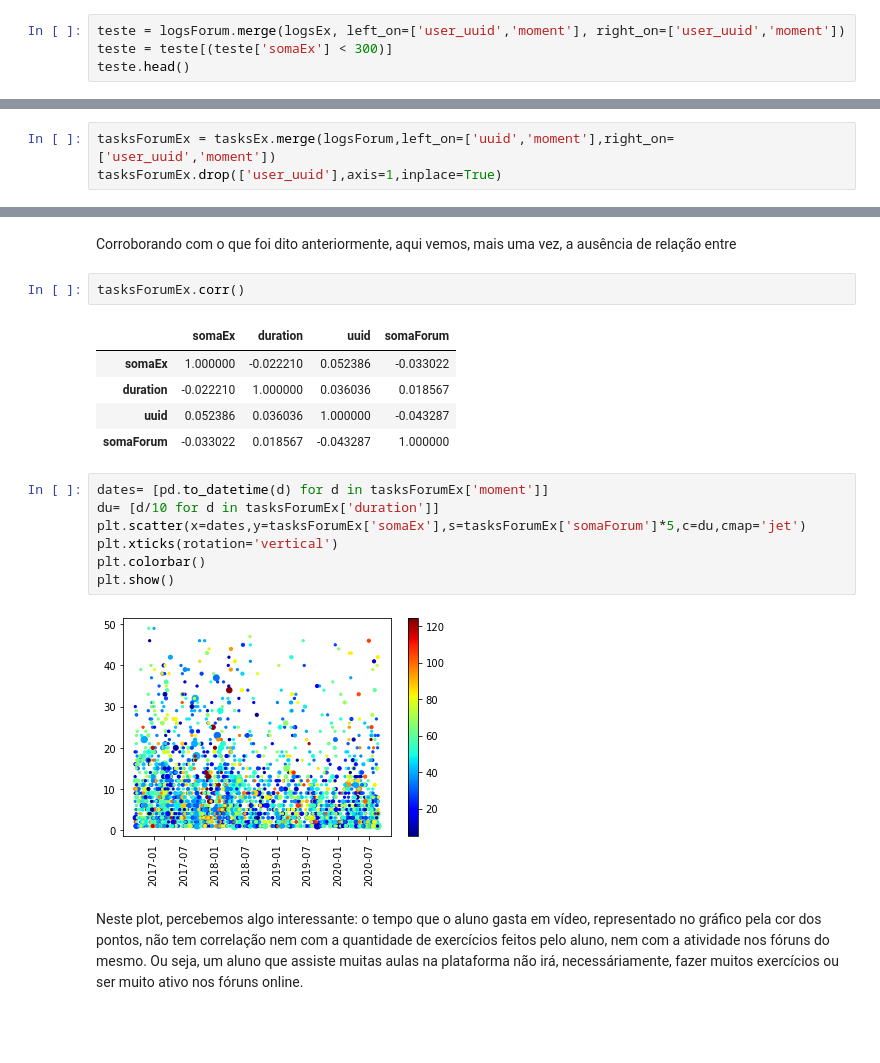
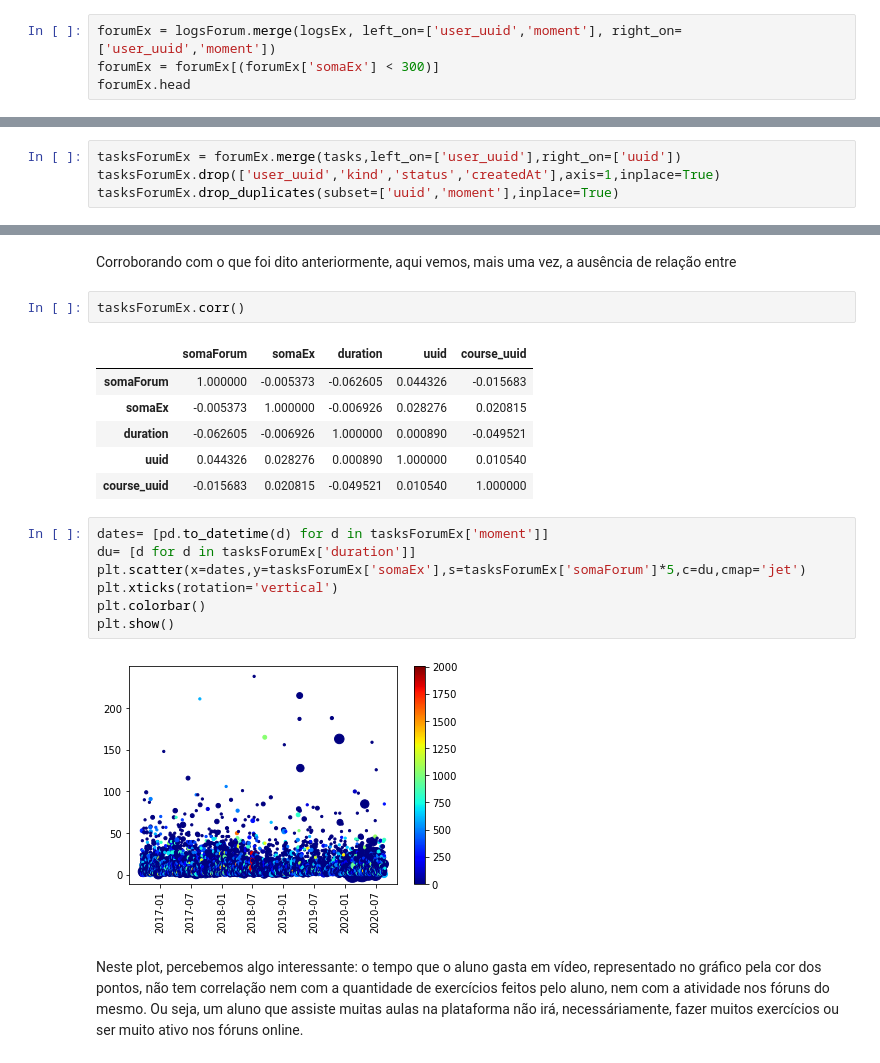
Before and after one commit to jo-nsc/distance-education-2020, a Jupyter notebook: analise_perfil_alunos.ipynb, the cells around one changed output, grey strips where cells are left out. Drawn from its saved outputs; the diff is of its cells as text; blank space fills up the shorter version.

```diff
--- a/analise_perfil_alunos.ipynb
+++ b/analise_perfil_alunos.ipynb
@@ -140,5 +148,5 @@ logsEx.head()
 # %%
-teste = logsForum.merge(logsEx, left_on=['user_uuid','moment'], right_on=['user_uuid','moment'])
-teste = teste[(teste['somaEx'] < 300)]
-teste.head()
+forumEx = logsForum.merge(logsEx, left_on=['user_uuid','moment'], right_on=['user_uuid','moment'])
+forumEx = forumEx[(forumEx['somaEx'] < 300)]
+forumEx.head
 # %% [output]
@@ -275,4 +260,5 @@ tasksEx.boxplot(column='somaEx',return_type='axes')
 # %%
-tasksForumEx = tasksEx.merge(logsForum,left_on=['uuid','moment'],right_on=['user_uuid','moment'])
-tasksForumEx.drop(['user_uuid'],axis=1,inplace=True)
+tasksForumEx = forumEx.merge(tasks,left_on=['user_uuid'],right_on=['uuid'])
+tasksForumEx.drop(['user_uuid','kind','status','createdAt'],axis=1,inplace=True)
+tasksForumEx.drop_duplicates(subset=['uuid','moment'],inplace=True)
 # %%
@@ -296,20 +282,21 @@ Corroborando com o que foi dito anteriormente, aqui vemos, mais uma vez, a ausê
 # %%
 tasksForumEx.corr()
 # %% [output]
-|  | somaEx | duration | uuid | somaForum |
-| somaEx | 1.000000 | -0.022210 | 0.052386 | -0.033022 |
-| duration | -0.022210 | 1.000000 | 0.036036 | 0.018567 |
-| uuid | 0.052386 | 0.036036 | 1.000000 | -0.043287 |
-| somaForum | -0.033022 | 0.018567 | -0.043287 | 1.000000 |
+|  | somaForum | somaEx | duration | uuid | course_uuid |
+| somaForum | 1.000000 | -0.005373 | -0.062605 | 0.044326 | -0.015683 |
+| somaEx | -0.005373 | 1.000000 | -0.006926 | 0.028276 | 0.020815 |
+| duration | -0.062605 | -0.006926 | 1.000000 | 0.000890 | -0.049521 |
+| uuid | 0.044326 | 0.028276 | 0.000890 | 1.000000 | 0.010540 |
+| course_uuid | -0.015683 | 0.020815 | -0.049521 | 0.010540 | 1.000000 |
 # %%
 dates= [pd.to_datetime(d) for d in tasksForumEx['moment']]
-du= [d/10 for d in tasksForumEx['duration']]
+du= [d for d in tasksForumEx['duration']]
 plt.scatter(x=dates,y=tasksForumEx['somaEx'],s=tasksForumEx['somaForum']*5,c=du,cmap='jet')
 plt.xticks(rotation='vertical')
 plt.colorbar()
 plt.show()
 # %% [output]
-[figure, old version]
+[figure, new version]
 # %% [markdown]
 Neste plot, percebemos algo interessante: o tempo que o aluno gasta em vídeo, representado no gráfico pela cor dos pontos, não tem correlação nem com a quantidade de exercícios feitos pelo aluno, nem com a atividade nos fóruns do mesmo. Ou seja, um aluno que assiste muitas aulas na plataforma não irá, necessáriamente, fazer muitos exercícios ou ser muito ativo nos fóruns online.
 # %%
```
Also changed, not shown: parts of 36 cells of this notebook.
